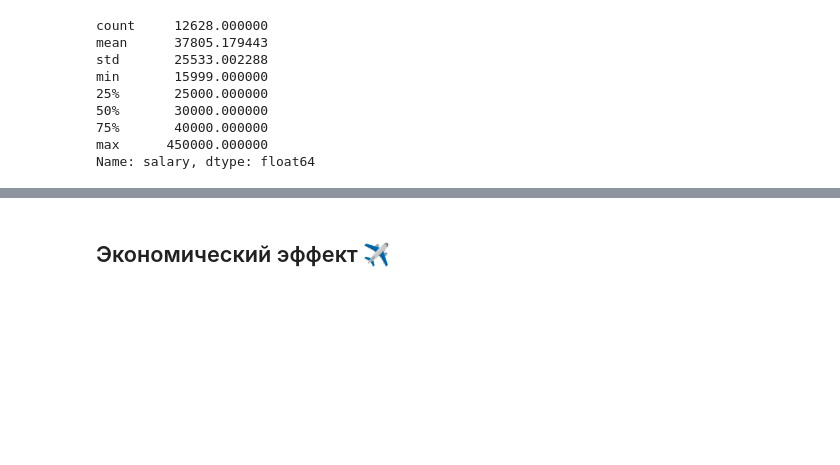
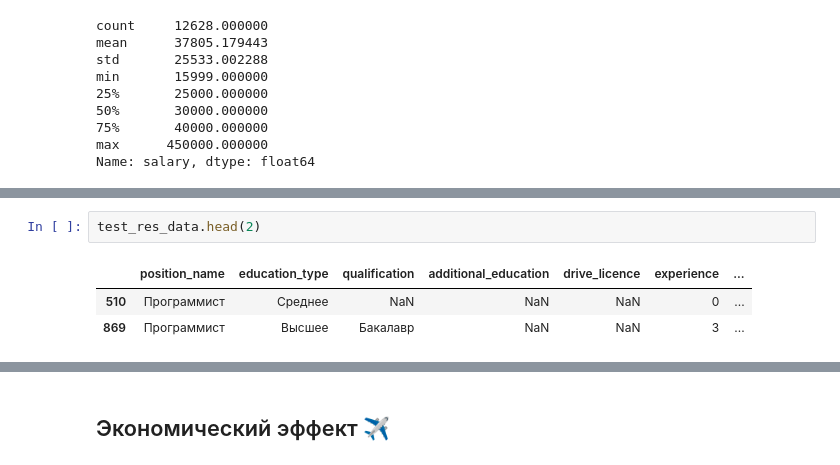
Before and after one commit to melchugin/choiceapp.deaflizards.ru, a Jupyter notebook: research/Sentiment.ipynb, the cells around one changed output, grey strips where cells are left out. Saved outputs shown, nothing was run; the diff lists cells and outputs as text; blank space fills up the shorter version.

```diff
--- a/research/Sentiment.ipynb
+++ b/research/Sentiment.ipynb
@@ -700,0 +726,6 @@ Name: salary, dtype: float64
+# %%
+test_res_data.head(2)
+# %% [output]
+|  | position_name | education_type | qualification | additional_education | drive_licence | experience | ... |
+| 510 | Программист | Среднее | NaN | NaN | NaN | 0 | ... |
+| 869 | Программист | Высшее | Бакалавр | NaN | NaN | 3 | ... |
```
Also changed, not shown: parts of 20 cells of this notebook, 5 other files.
